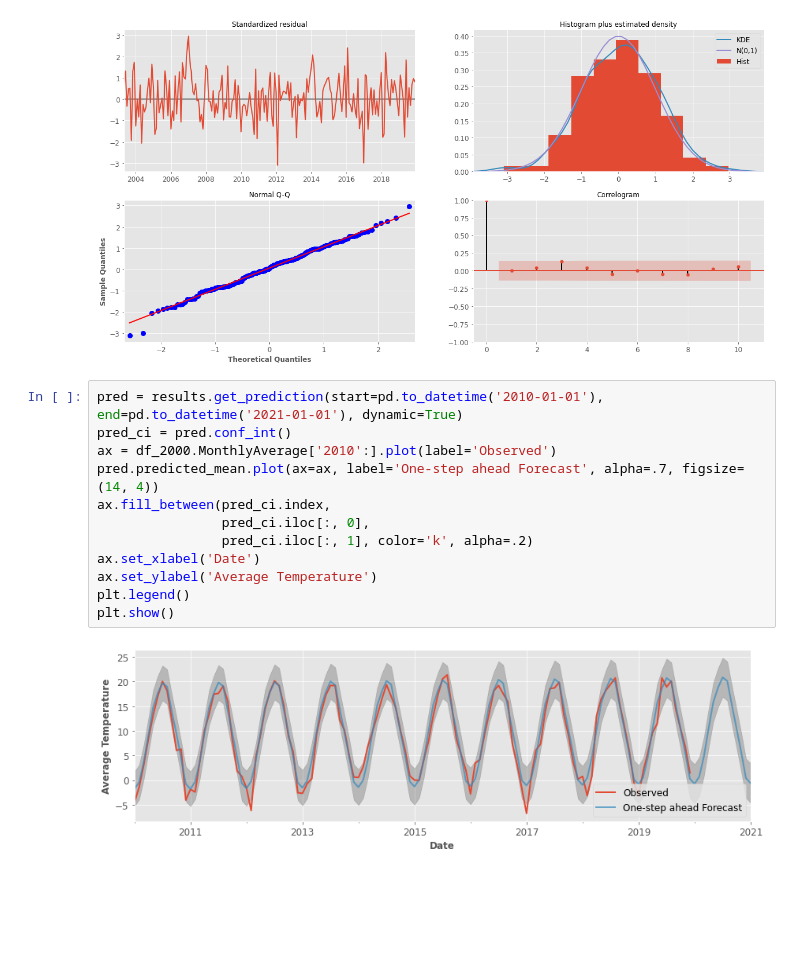
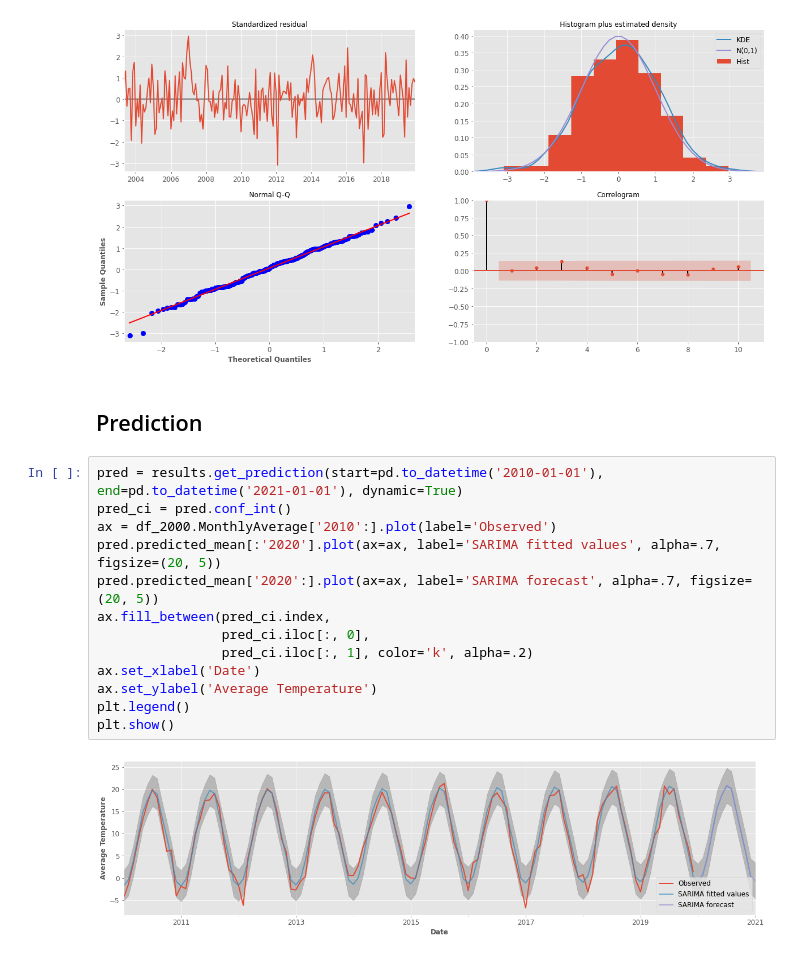
Before and after one commit to reibek/progn-semestral-work, a Jupyter notebook: Progonstics_Semestral_work_NEW.ipynb, the cells around one changed output. Saved outputs shown, nothing was run; the diff lists cells and outputs as text; blank space fills up the shorter version.

```diff
--- a/Progonstics_Semestral_work_NEW.ipynb
+++ b/Progonstics_Semestral_work_NEW.ipynb
@@ -416,17 +412,20 @@ results.plot_diagnostics()
 plt.show()
 # %% [output]
 [figure]
+# %% [markdown]
+## Prediction
 # %%
 pred = results.get_prediction(start=pd.to_datetime('2010-01-01'), end=pd.to_datetime('2021-01-01'), dynamic=True)
 pred_ci = pred.conf_int()
 ax = df_2000.MonthlyAverage['2010':].plot(label='Observed')
-pred.predicted_mean.plot(ax=ax, label='One-step ahead Forecast', alpha=.7, figsize=(14, 4))
+pred.predicted_mean[:'2020'].plot(ax=ax, label='SARIMA fitted values', alpha=.7, figsize=(20, 5))
+pred.predicted_mean['2020':].plot(ax=ax, label='SARIMA forecast', alpha=.7, figsize=(20, 5))
 ax.fill_between(pred_ci.index,
                 pred_ci.iloc[:, 0],
                 pred_ci.iloc[:, 1], color='k', alpha=.2)
 ax.set_xlabel('Date')
 ax.set_ylabel('Average Temperature')
 plt.legend()
 plt.show()
 # %% [output]
-[figure, old version]
+[figure, new version]
```
Also changed, not shown: parts of 28 cells of this notebook.
